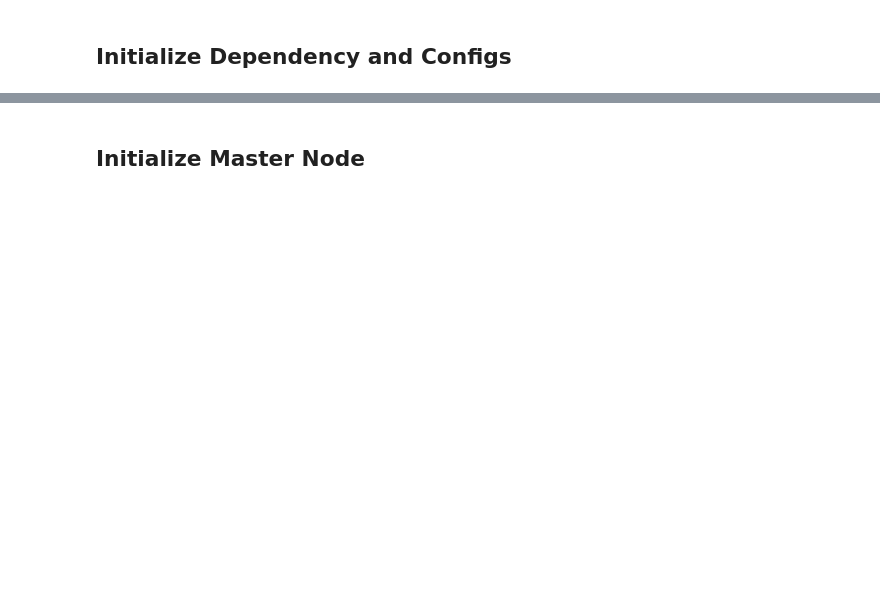
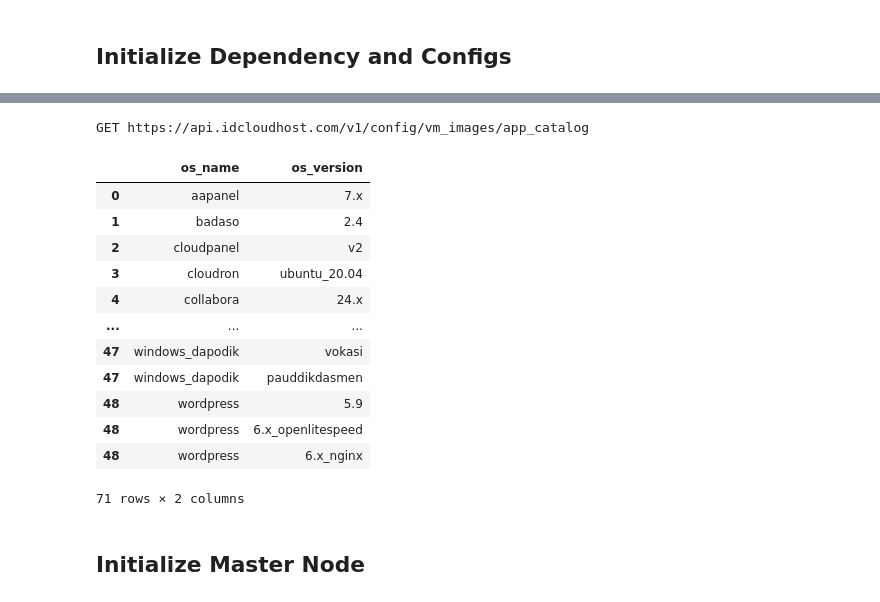
Before and after one commit to Konfersi-Indonesia/konfersi-idch-autopod, a Jupyter notebook: autopod.ipynb, the cells around one changed output, grey strips where cells are left out. Saved outputs shown, nothing was run; the diff lists cells and outputs as text; code cells hidden in the pictures; blank space fills up the shorter version.

```diff
--- a/autopod.ipynb
+++ b/autopod.ipynb
@@ -441,9 +457,25 @@ idch_get("v1/{location}/network/networks")
 # %%
 # Get Available OS Catalogue
-plain_oses = idch_get("v1/config/vm_images/plain_os")[['os_name', 'versions']].explode('versions')
+# optional: plain_os or app_catalog
+plain_oses = idch_get("v1/config/vm_images/app_catalog")[['os_name', 'versions']].explode('versions')
 plain_oses['os_version'] = plain_oses['versions'].apply(lambda x: x['os_version'])
 del plain_oses['versions']
 plain_oses
+# %% [output]
+GET https://api.idcloudhost.com/v1/config/vm_images/app_catalog
+|  | os_name | os_version |
+| 0 | aapanel | 7.x |
+| 1 | badaso | 2.4 |
+| 2 | cloudpanel | v2 |
+| 3 | cloudron | ubuntu_20.04 |
+| 4 | collabora | 24.x |
+| ... | ... | ... |
+| 47 | windows_dapodik | vokasi |
+| 47 | windows_dapodik | pauddikdasmen |
+| 48 | wordpress | 5.9 |
+| 48 | wordpress | 6.x_openlitespeed |
+| 48 | wordpress | 6.x_nginx |
+71 rows × 2 columns
 # %% [markdown]
 ## Initialize Master Node
 # %%
```
Also changed, not shown: parts of 8 cells of this notebook, 11 other files.
